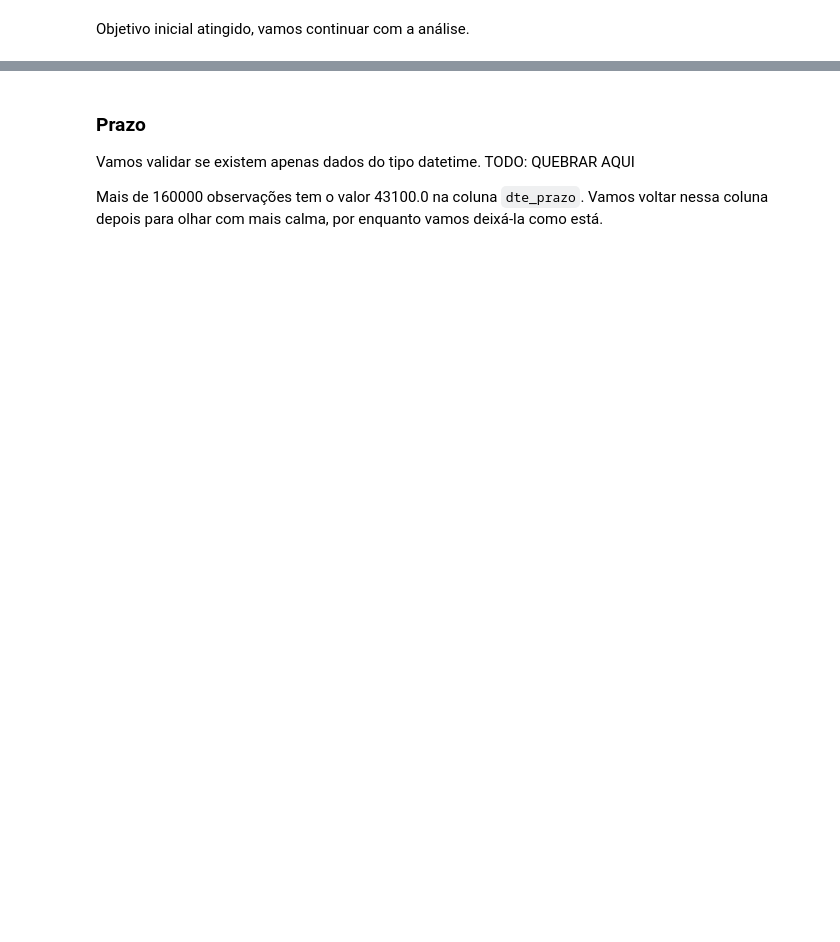
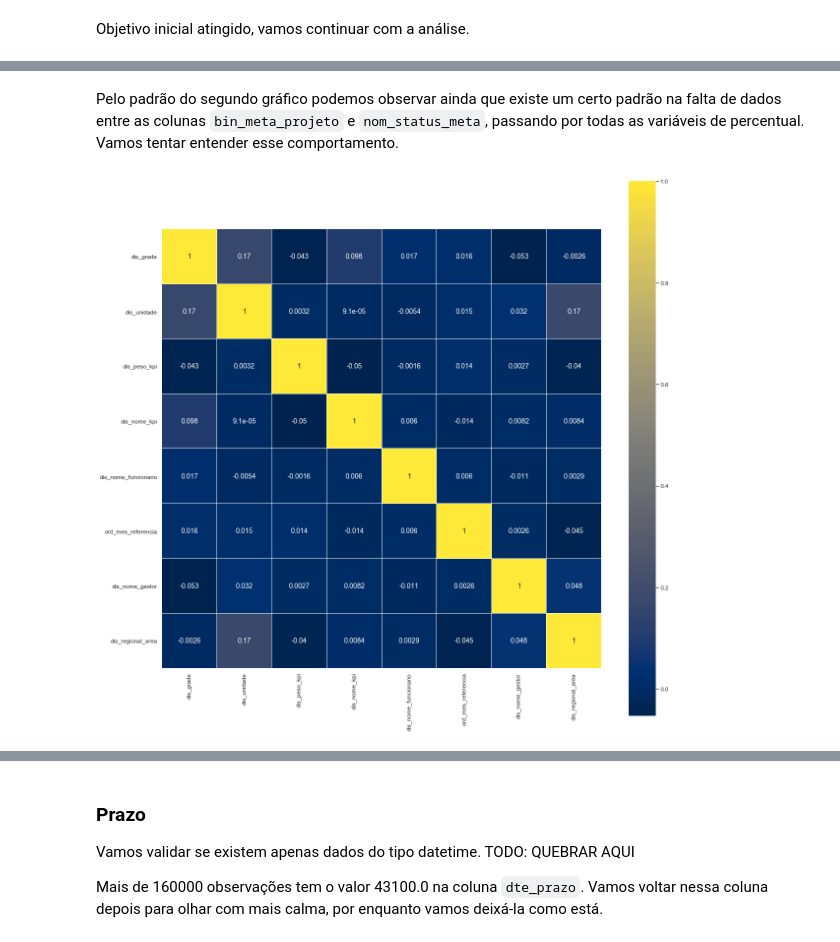
Before and after one commit to adrianogfreitas/ambev-data-challenge, a Jupyter notebook: notebooks/01-agf-data-wrangling.ipynb, the cells around one changed output, grey strips where cells are left out. Drawn from its saved outputs; the diff is of its cells as text; code cells hidden in the pictures; blank space fills up the shorter version.

```diff
--- a/notebooks/01-agf-data-wrangling.ipynb
+++ b/notebooks/01-agf-data-wrangling.ipynb
@@ -696,0 +724,20 @@ AttributeError: Unknown property axlabel
+# %% [markdown]
+Pelo padrão do segundo gráfico podemos observar ainda que existe um certo padrão na falta de dados entre as colunas `bin_meta_projeto` e `nom_status_meta`, passando por todas as variáveis de percentual. Vamos tentar entender esse comportamento.
+# %%
+# Separando um dataset somente com as colunas que nos interessam
+regex_target_null = 'per_\w+|bin_meta_projeto|nom_status_meta'
+null_meta_df = df.filter(regex=regex_target_null)
+
+# Identificando as observações que possuem null em todas essas colunas
+idx_all_null = null_meta_df.isna().all(axis=1)[lambda x: x].index.values
+
+# Filtrando um dataframe com apenas essas observações
+df_all_nulls = df.filter(items=idx_all_null, axis=0)
+
+# Matriz de correlação dessa porção do dataframe retirando essas colunas nulas
+cols_df = set(df.columns.values)
+cols_null_meta_df = set(null_meta_df.columns.values)
+diff_cols = list(cols_df - cols_null_meta_df)
+mat_corr(df_all_nulls.filter(items=diff_cols))
+# %% [output]
+[figure, added]
```
Also changed, not shown: parts of 66 cells of this notebook, 2 other files.
